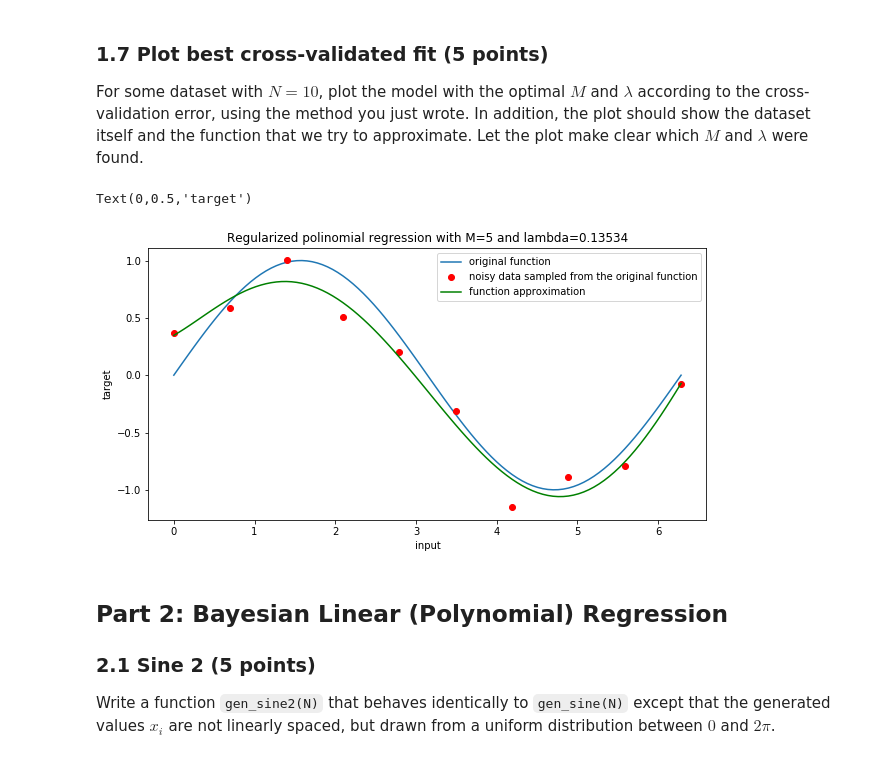
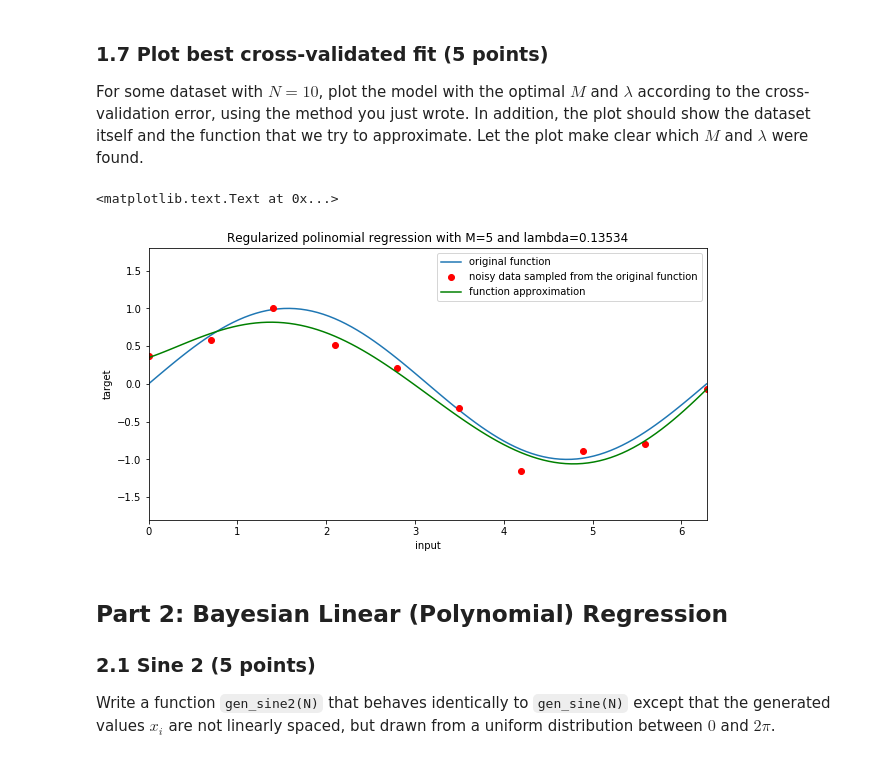
Before and after one commit to Curlykonda/machine-learning-1, a Jupyter notebook: lab1/12307912_12305782_lab1.ipynb, the cells around one changed output. Drawn from its saved outputs; the diff is of its cells as text; code cells hidden in the pictures.

```diff
--- a/lab1/12307912_12305782_lab1.ipynb
+++ b/lab1/12307912_12305782_lab1.ipynb
@@ -370,25 +370,27 @@ For some dataset with $N = 10$, plot the model with the optimal $M$ and $\lambda
 # %%
 N = 10
 x, t = gen_sine(N)
 M_best, lambda_best = find_best_m_and_lamb(x, t)
 
 w, Phi = fit_polynomial_reg(x, t, M_best, lambda_best)
 continuous_Phi = designmatrix(continuous_x, M_best)
 pred = w @ continuous_Phi.T
 
 plt.figure(figsize=(10, 5))
 plt.plot(continuous_x, np.sin(continuous_x), label='original function')
 plt.plot(x, t, 'ro', label='noisy data sampled from the original function')
 plt.plot(continuous_x, pred, 'g', label='function approximation')
 
 
 plt.title("Regularized polinomial regression with M={} and lambda={:.5}".format(M_best, lambda_best))
 plt.legend()
+plt.xlim(0,2*math.pi)
+plt.ylim(-1.8,1.8)
 plt.xlabel('input')
 plt.ylabel('target')
 # %% [output]
-Text(0,0.5,'target')
+<matplotlib.text.Text at 0x...>
-[figure, old version]
+[figure, new version]
 # %% [markdown]
 ## Part 2: Bayesian Linear (Polynomial) Regression
 
```
Also changed, not shown: parts of 14 cells of this notebook.
